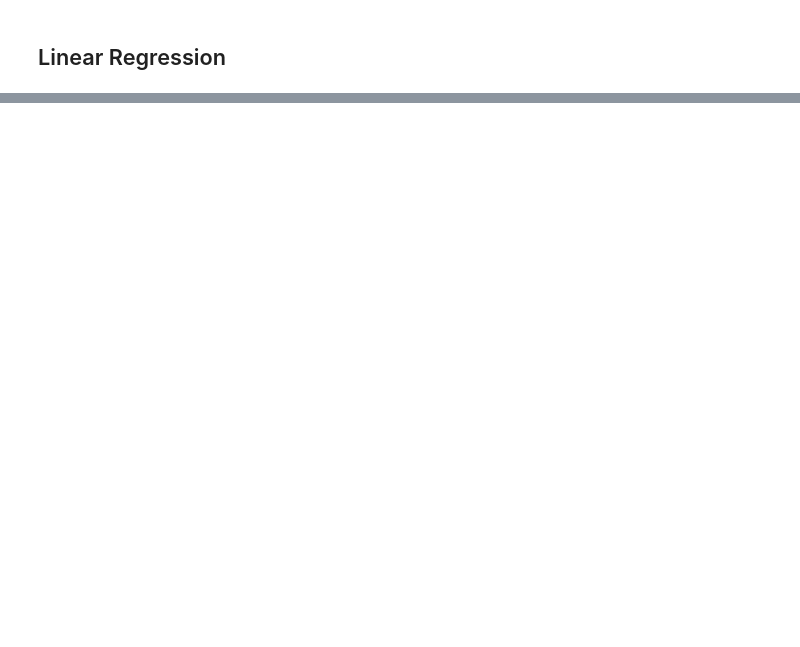
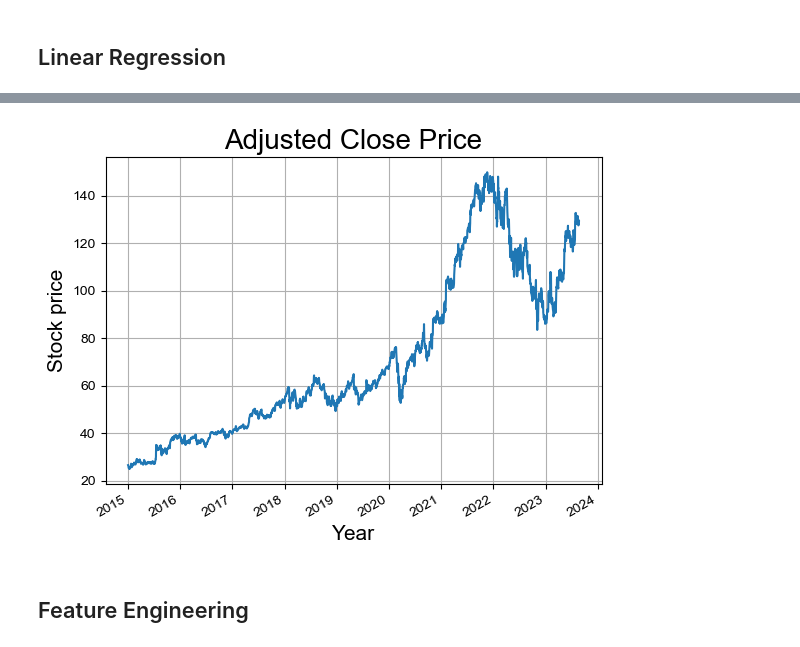
Before and after one commit to ameyagidh/StockPricePredictor, a Jupyter notebook: TimeSeries/Regression.ipynb, the cells around one changed output, grey strips where cells are left out. Cells and saved outputs as stored; diff of their text form; code cells hidden in the pictures; blank space fills up the shorter version.

```diff
--- a/TimeSeries/Regression.ipynb
+++ b/TimeSeries/Regression.ipynb
@@ -26,3 +27,14 @@ NameError: name 'datetime' is not defined
 # %%
-df = yf.download(dataset, start=start_date, end=end_date)
-df
+import datetime
+from datetime import date, timedelta
+import yfinance as yf
+
+start_date = datetime.datetime(2015, 1, 1)
+end_date  = datetime.datetime(2023, 8, 23)
+
+stock_name = "GOOGL"
+
+my_stocks = yf.download(tickers = ["GOOGL", "PANW", "AMZN", "BUD", "AAPL", "MSFT", "GME", "TSLA", "NFLX", "META", "WMT", "WBA", "NVDA"]
+, start=start_date, end=end_date, group_by='tickers')
+my_df = my_stocks[stock_name]
+my_df
@@ -29,5 +57,11 @@ df
 # %%
-df.reset_index(inplace=True)
-df_target = df[['Date','Adj Close']]
-df_target.head()
+my_df['Adj Close'].plot(grid = True)
+sns.set(rc={'figure.figsize':(15, 9)})
+plt.title('Adjusted Close Price', color = 'black', fontsize = 20)
+plt.xlabel('Year', color = 'black', fontsize = 15)
+plt.ylabel('Stock price', color = 'black', fontsize = 15);
+# %% [output]
+[figure, added]
+# %% [markdown]
+## Feature Engineering
 # %%
```
Also changed, not shown: parts of 23 cells of this notebook.
